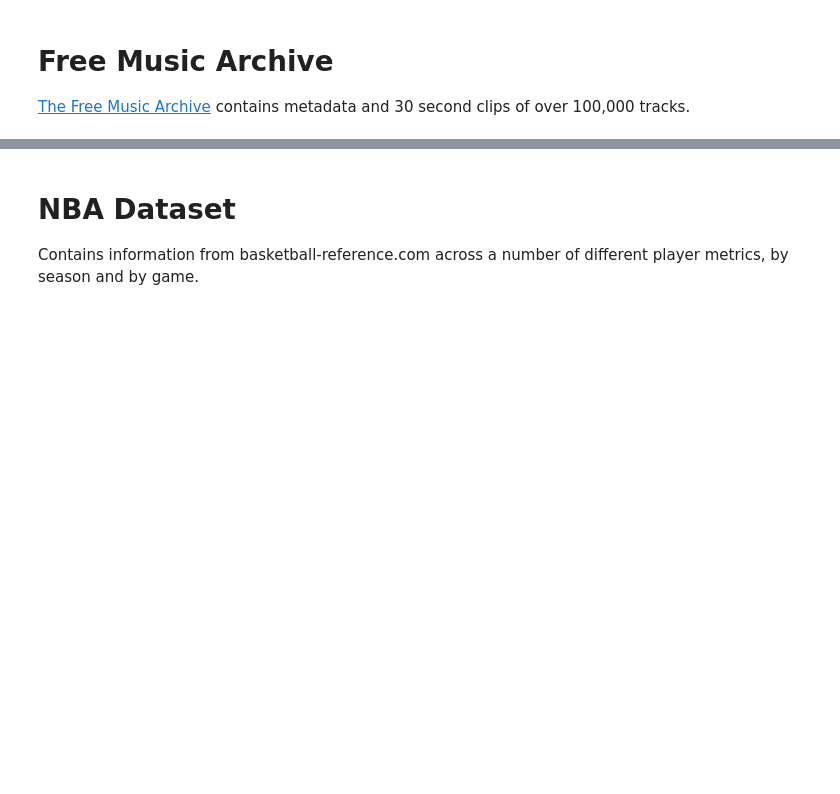
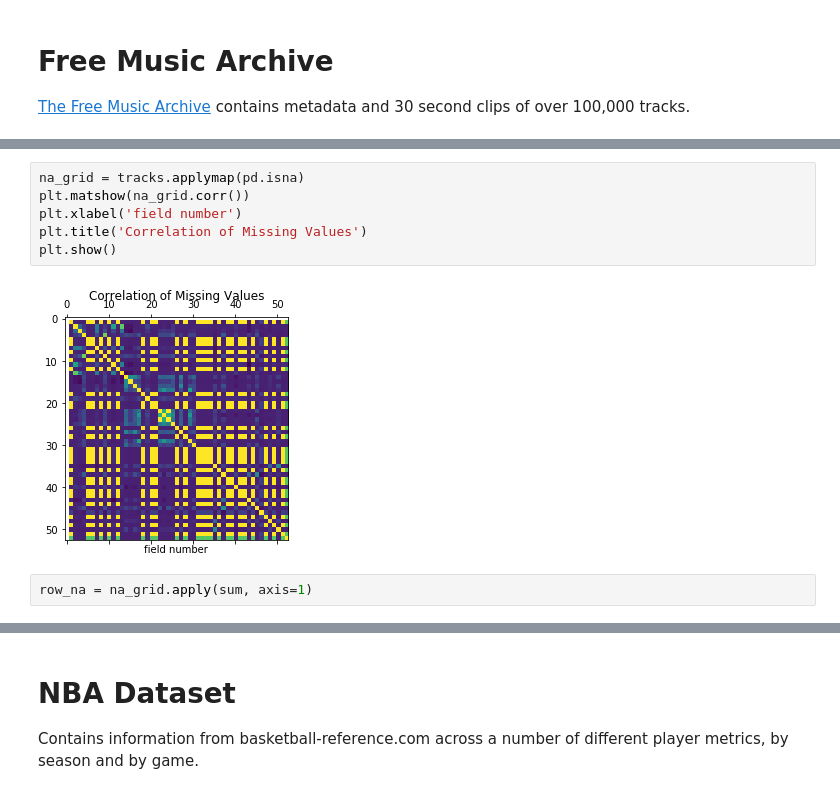
Before and after one commit to ryanmswan/springboard, a Jupyter notebook: capstone_eda/swan_capstone_data_check.ipynb, the cells around one changed output, grey strips where cells are left out. Saved outputs shown, nothing was run; the diff lists cells and outputs as text; blank space fills up the shorter version.

```diff
--- a/capstone_eda/swan_capstone_data_check.ipynb
+++ b/capstone_eda/swan_capstone_data_check.ipynb
@@ -74,0 +64,10 @@ Index(['Unnamed: 0', 'comments', 'date_created', 'date_released', 'engineer',
+# %%
+na_grid = tracks.applymap(pd.isna)
+plt.matshow(na_grid.corr())
+plt.xlabel('field number')
+plt.title('Correlation of Missing Values')
+plt.show()
+# %% [output]
+[figure, added]
+# %%
+row_na = na_grid.apply(sum, axis=1)
```
Also changed, not shown: parts of 33 cells of this notebook.
